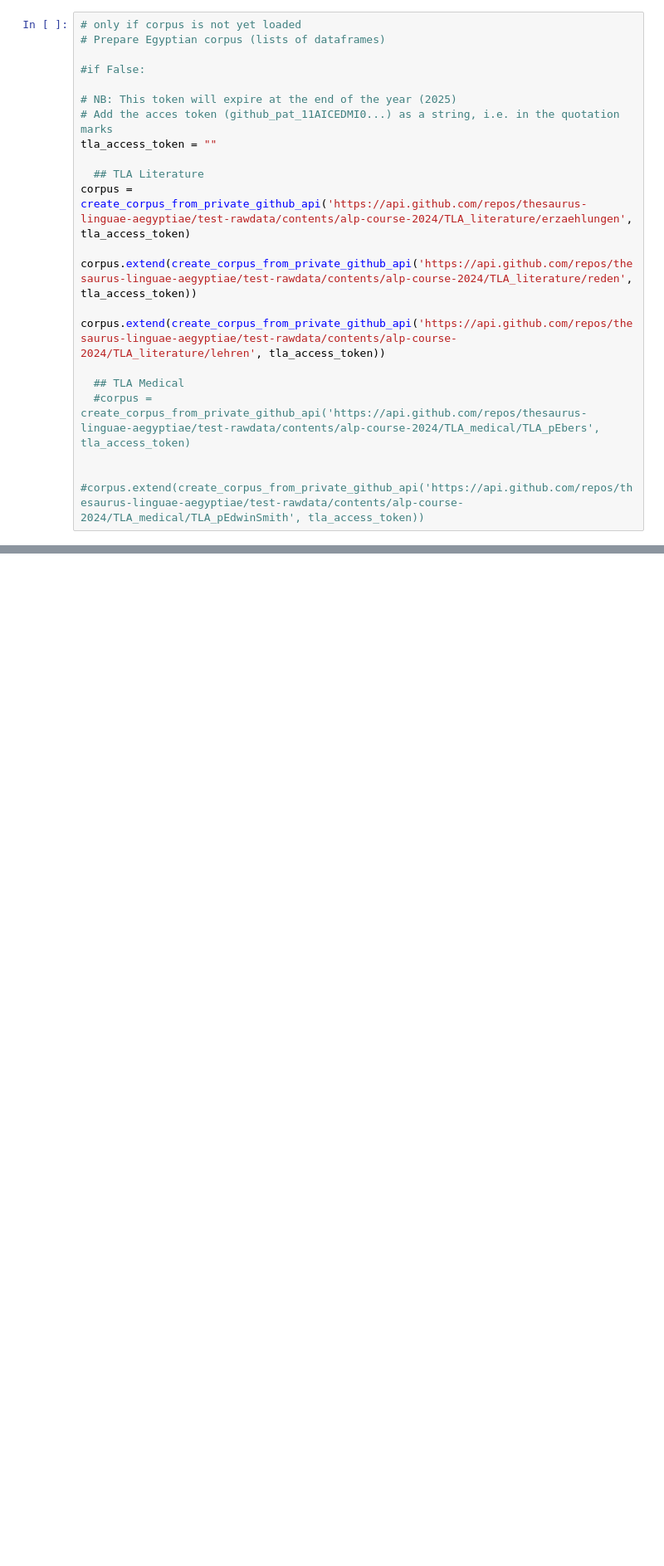
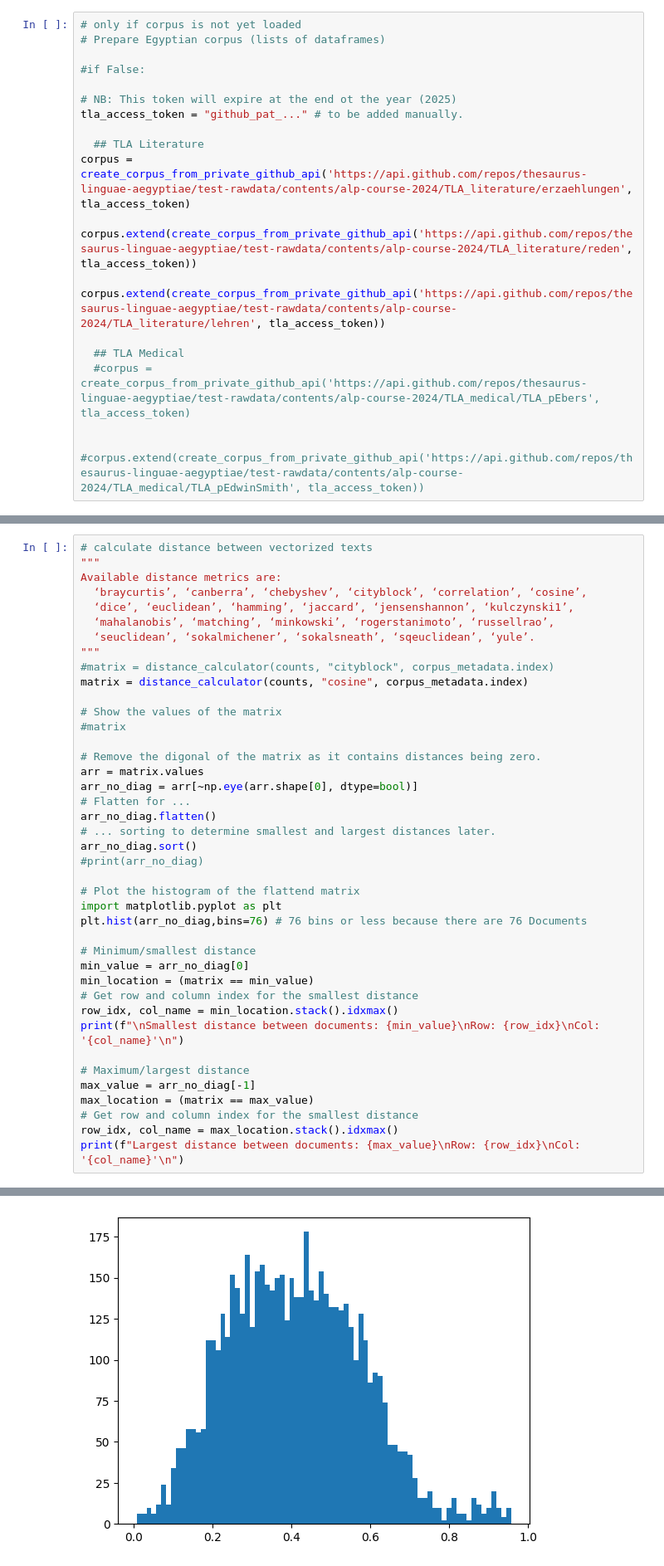
Before and after one commit to DigitalPasts/alp-course-2025, a Jupyter notebook: notebooks/04_Vector_Space_Model_Egyptian.ipynb, the cells around one changed output, grey strips where cells are left out. Shown: that part at 83% size. Drawn from its saved outputs; the diff is of its cells as text; blank space fills up the shorter version.

Commit message:
Add files via upload
Notebook 04: Histogram for document distances added.
Token removed as requested by GitHub for security reasons.

```diff
--- a/notebooks/04_Vector_Space_Model_Egyptian.ipynb
+++ b/notebooks/04_Vector_Space_Model_Egyptian.ipynb
@@ -109,9 +109,8 @@ def get_metadata_from_raw_private_github(url, token):
 
 #if False:
 
-# NB: This token will expire at the end of the year (2025)
-# Add the acces token (github_pat_11AICEDMI0...) as a string, i.e. in the quotation marks
-tla_access_token = ""
+# NB: This token will expire at the end ot the year (2025)
+tla_access_token = "github_pat_..." # to be added manually.
 
   ## TLA Literature
 corpus = create_corpus_from_private_github_api('https://api.github.com/repos/thesaurus-linguae-aegyptiae/test-rawdata/contents/alp-course-2024/TLA_literature/erzaehlungen', tla_access_token)
@@ -464,0 +541,42 @@ matrix
+# %%
+# calculate distance between vectorized texts
+"""
+Available distance metrics are:
+  ‘braycurtis’, ‘canberra’, ‘chebyshev’, ‘cityblock’, ‘correlation’, ‘cosine’,
+  ‘dice’, ‘euclidean’, ‘hamming’, ‘jaccard’, ‘jensenshannon’, ‘kulczynski1’,
+  ‘mahalanobis’, ‘matching’, ‘minkowski’, ‘rogerstanimoto’, ‘russellrao’,
+  ‘seuclidean’, ‘sokalmichener’, ‘sokalsneath’, ‘sqeuclidean’, ‘yule’.
+"""
+#matrix = distance_calculator(counts, "cityblock", corpus_metadata.index)
+matrix = distance_calculator(counts, "cosine", corpus_metadata.index)
+
+# Show the values of the matrix
+#matrix
+
+# Remove the digonal of the matrix as it contains distances being zero.
+arr = matrix.values
+arr_no_diag = arr[~np.eye(arr.shape[0], dtype=bool)]
+# Flatten for ...
+arr_no_diag.flatten()
+# ... sorting to determine smallest and largest distances later.
+arr_no_diag.sort()
+#print(arr_no_diag)
+
+# Plot the histogram of the flattend matrix
+import matplotlib.pyplot as plt
+plt.hist(arr_no_diag,bins=76) # 76 bins or less because there are 76 Documents
+
+# Minimum/smallest distance
+min_value = arr_no_diag[0]
+min_location = (matrix == min_value)
+# Get row and column index for the smallest distance
+row_idx, col_name = min_location.stack().idxmax()
+print(f"\nSmallest distance between documents: {min_value}\nRow: {row_idx}\nCol: '{col_name}'\n")
+
+# Maximum/largest distance
+max_value = arr_no_diag[-1]
+max_location = (matrix == max_value)
+# Get row and column index for the smallest distance
+row_idx, col_name = max_location.stack().idxmax()
+print(f"Largest distance between documents: {max_value}\nRow: {row_idx}\nCol: '{col_name}'\n")
+# %% [output]
@@ -465,3 +590,4 @@ matrix
+[figure, added]
 # %%
 # visualize matrix
 fig = px.imshow(matrix)
```
Also changed, not shown: parts of 17 cells of this notebook.
